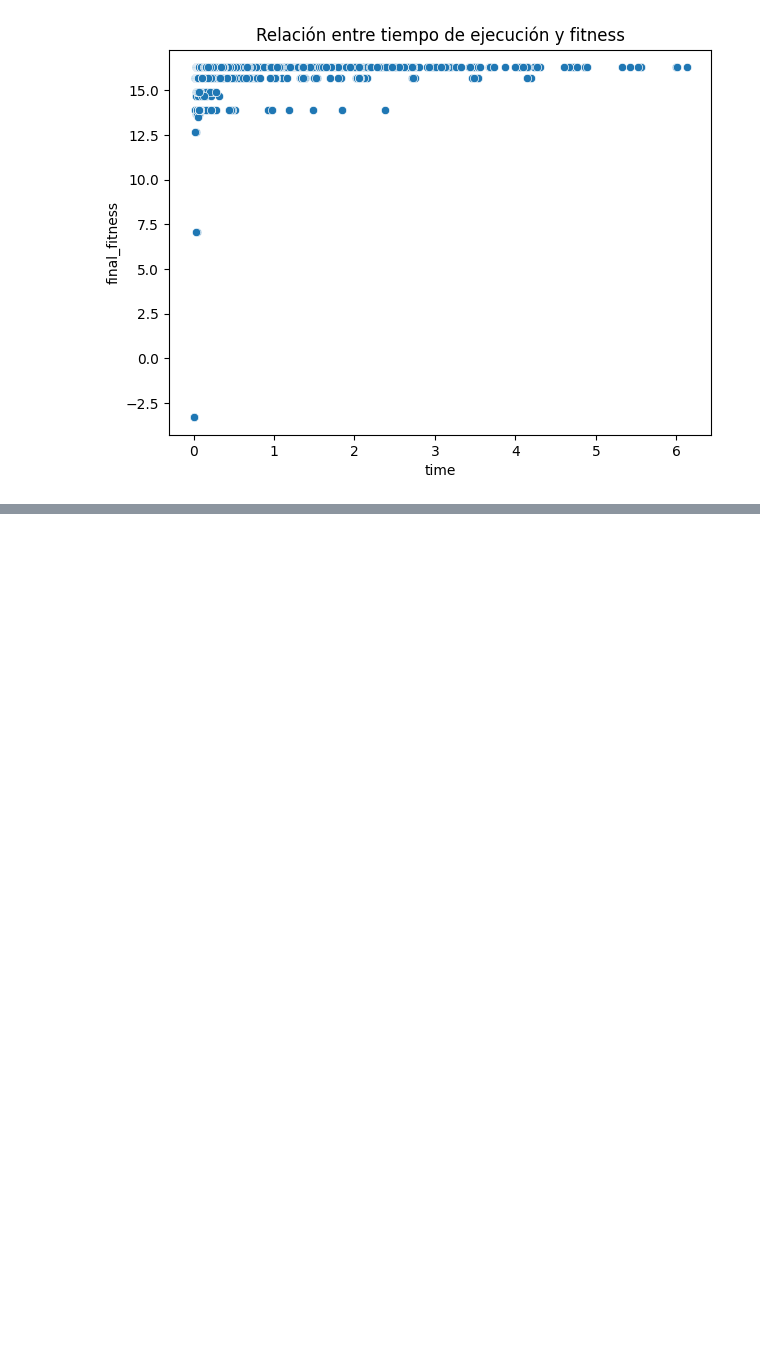
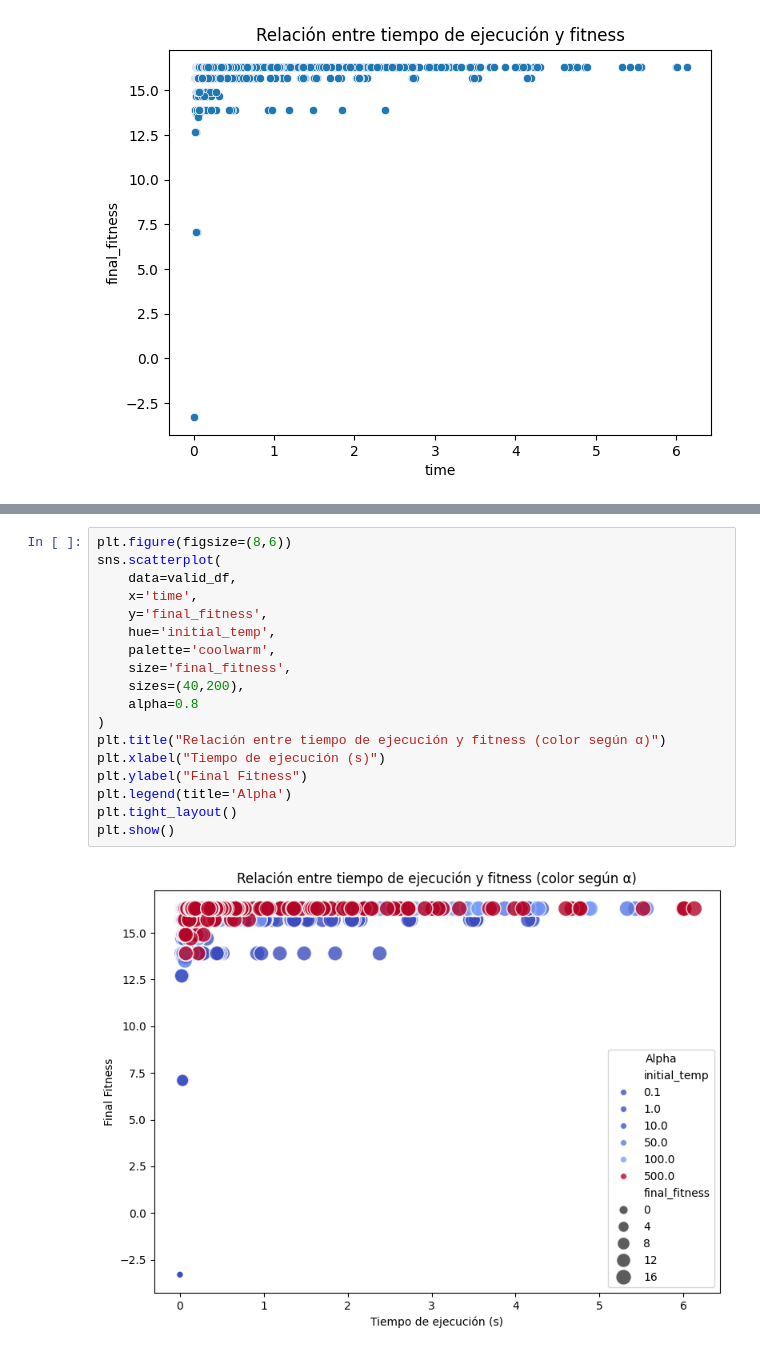
Before and after one commit to Camilu-png/student-assistant-scheduling, a Jupyter notebook: notebooks/sa_configurations1.ipynb, the cells around one changed output, grey strips where cells are left out. Saved outputs shown, nothing was run; the diff lists cells and outputs as text; blank space fills up the shorter version.

```diff
--- a/notebooks/sa_configurations1.ipynb
+++ b/notebooks/sa_configurations1.ipynb
@@ -155,6 +154,26 @@ plt.tight_layout()
 plt.show()
 # %% [output]
 [figure]
+# %%
+plt.figure(figsize=(8,6))
+sns.scatterplot(
+    data=valid_df,
+    x='time',
+    y='final_fitness',
+    hue='initial_temp',
+    palette='coolwarm',
+    size='final_fitness',
+    sizes=(40,200),
+    alpha=0.8
+)
+plt.title("Relación entre tiempo de ejecución y fitness (color según α)")
+plt.xlabel("Tiempo de ejecución (s)")
+plt.ylabel("Final Fitness")
+plt.legend(title='Alpha')
+plt.tight_layout()
+plt.show()
+# %% [output]
+[figure, added]
 # %%
 plt.figure(figsize=(8,6))
 sns.scatterplot(
```
Also changed, not shown: parts of 7 cells of this notebook, 2 other files.
